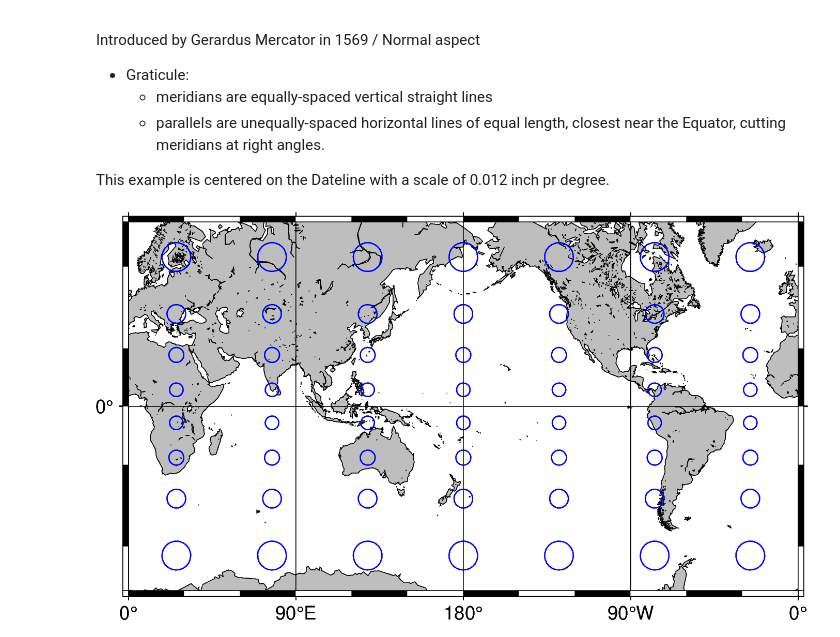
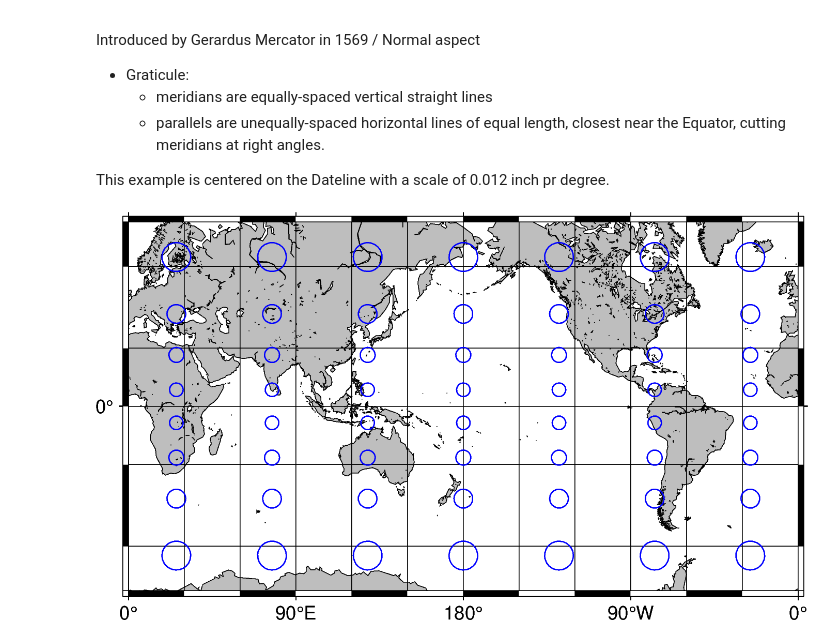
Before and after one commit to koulali/ceg2707, a Jupyter notebook: ceg2707_maps.ipynb, the cells around one changed output. Drawn from its saved outputs; the diff is of its cells as text; code cells hidden in the pictures.

```diff
--- a/ceg2707_maps.ipynb
+++ b/ceg2707_maps.ipynb
@@ -108,12 +119,12 @@ This example is centered on the Dateline with a scale of 0.012 inch pr degree.
 # %%
 Tissot = True
 fig = pygmt.Figure()
-fig.coast(projection="m1.2e-2i", region="0/360/-70/70", frame="afg", land="gray", shorelines=True)
+fig.coast(projection="m1.2e-2i", region="0/360/-70/70", frame="afg30", land="gray", shorelines=True)
 if (Tissot):
     fig.plot(
         data=gdf,
         pen="0.5p,blue",
     )
 fig.show(width=900)
 # %% [output]
-[figure, old version]
+[figure, new version]
```
Also changed, not shown: parts of 14 cells of this notebook.
